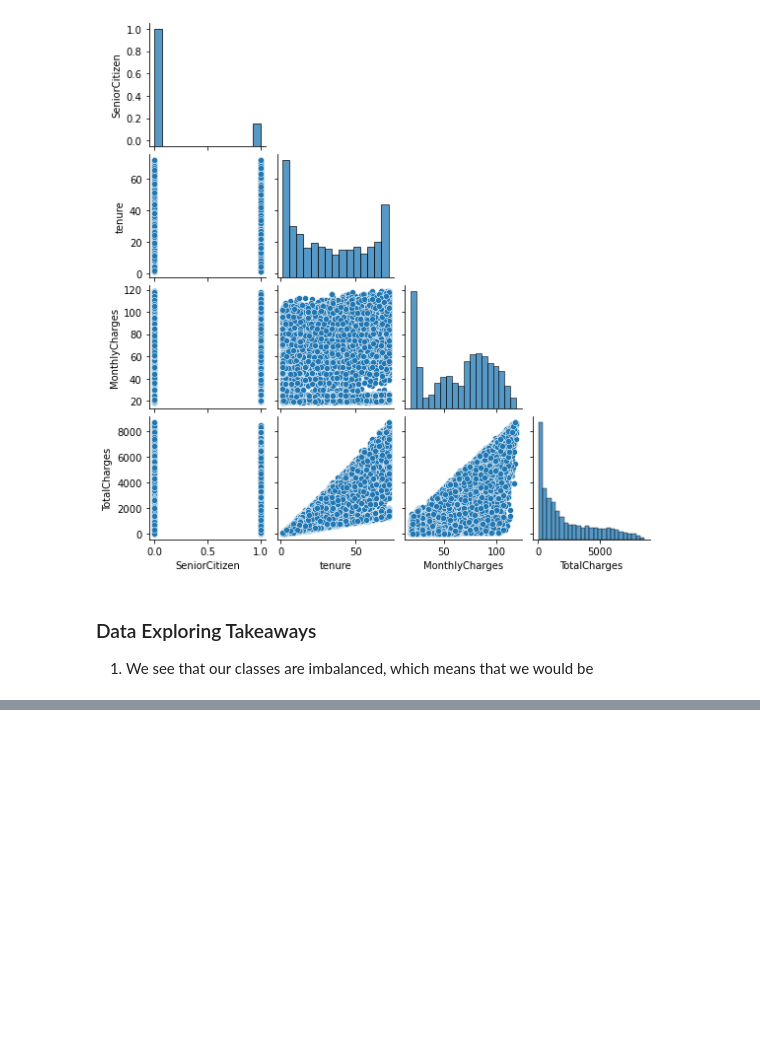
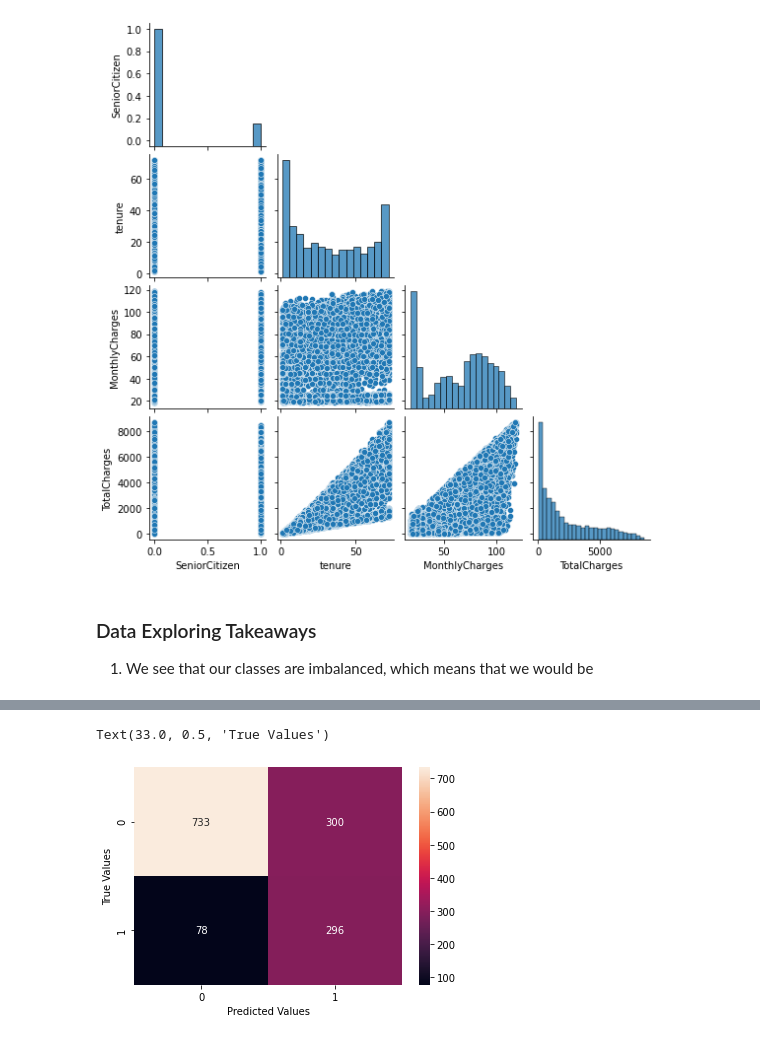
Before and after one commit to ehannell/customer_retention, a Jupyter notebook: Model/customer_retention_model.ipynb, the cells around one changed output, grey strips where cells are left out. Drawn from its saved outputs; the diff is of its cells as text; code cells hidden in the pictures; blank space fills up the shorter version.

```diff
--- a/Model/customer_retention_model.ipynb
+++ b/Model/customer_retention_model.ipynb
@@ -242,0 +572,11 @@ for i, j in zip(*np.triu_indices_from(g.axes, 1)):
+# %%
+#Confusion Matrix
+cm = tf.math.confusion_matrix(labels=y_test, predictions=y_pred)
+
+plt.figure(figsize = (6,4))
+sns.heatmap(cm, annot=True, fmt='d')
+plt.xlabel('Predicted Values')
+plt.ylabel('True Values')
+# %% [output]
+Text(33.0, 0.5, 'True Values')
+[figure, added]
```
Also changed, not shown: parts of 64 cells of this notebook.
